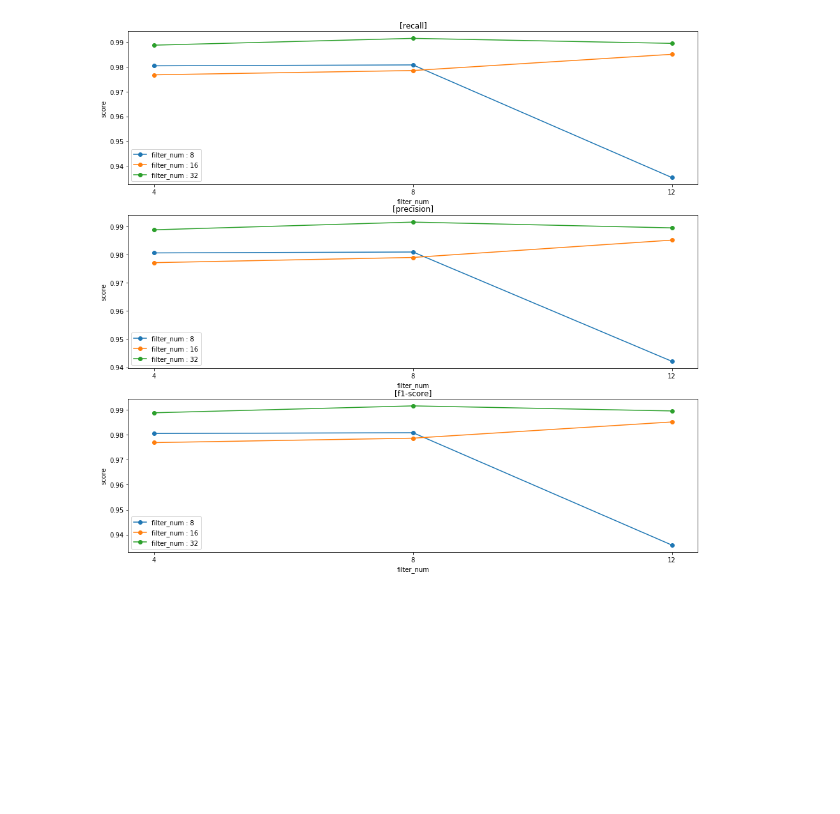
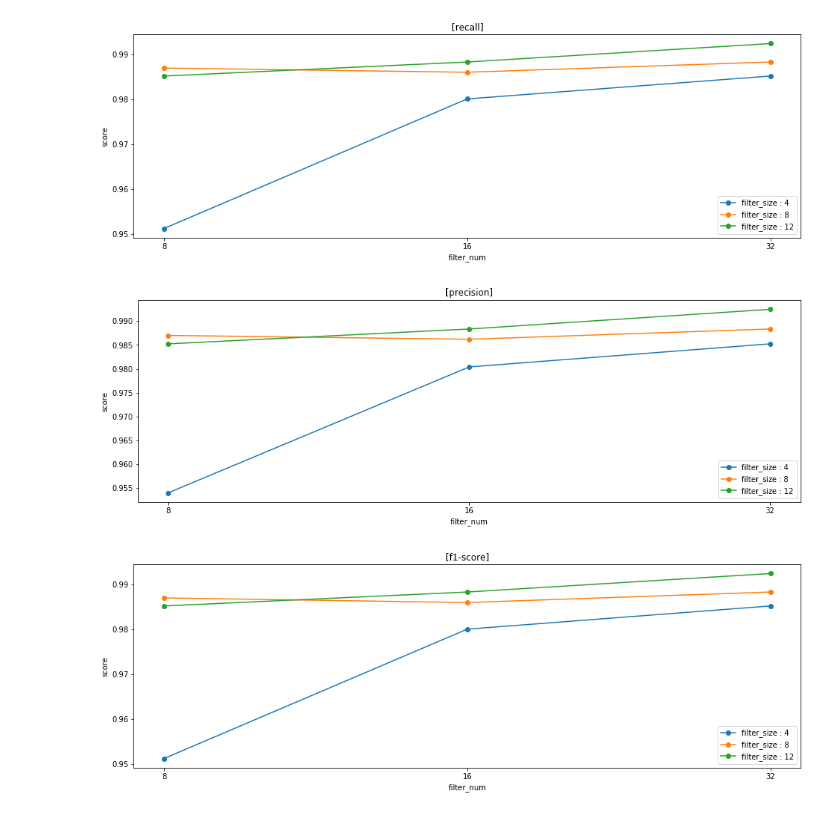
Before and after one commit to LazyerIJ/ECG_Analysis_CNN, a Jupyter notebook: CNN/cnn_compare_kernel.ipynb, the cells around one changed output. Cells and saved outputs as stored; diff of their text form; code cells hidden in the pictures; blank space fills up the shorter version.

```diff
--- a/CNN/cnn_compare_kernel.ipynb
+++ b/CNN/cnn_compare_kernel.ipynb
@@ -314,21 +320,19 @@ for size in filter_size:
 ------------------------------------------------------
 ======================================================
 # %%
-##acc graph
+#acc graph
+#graph with each filter size to compare with filter num
 for idx in range(len(filter_size)):
-    fig = plt.figure(figsize=(16,5))
-    plt.title("filter size : {}".format(filter_size[idx]))
+    plt.figure(figsize=(16,5))
     plt.plot(rs_history[idx*3].history['acc'],
              label="num : {}".format(filter_num[0]))
-    plt.title("filter size : {}".format(filter_size[idx]))
     plt.plot(rs_history[idx*3+1].history['acc'],
              label="num : {}".format(filter_num[1]))
-    plt.title("filter size : {}".format(filter_size[idx]))
     plt.plot(rs_history[idx*3+2].history['acc'],
              label="num : {}".format(filter_num[2]))
-    plt.xlim((0, 20))
+    plt.xlim((0, epochs))
     plt.legend()
     plt.xlabel('epochs')
-    plt.ylabel('acc')
+    plt.ylabel('acc(filter size : {})'.format(filter_size[idx]))
     plt.show()
 # %% [output]
@@ -338,23 +342,22 @@ for idx in range(len(filter_size)):
 # %%
-fig = plt.figure(figsize=(16,15))
+#recall(sen), precision(ppv), f1-score
+#graph with each filter size to compare with filter num
 for step, key in enumerate(['recall', 'precision', 'f1-score']):
-    plt.subplot(3,1,step+1)
+    plt.figure(figsize=(16,5))
     for idx in range(3):
-
         plt.title("[{}]".format(key))
         plt.xlabel('filter_num')
         plt.ylabel('score')
-
-        a1 = np.mean([rs_report[idx][x][key] for x in heart_diseases])
-        a2 = np.mean([rs_report[idx+3][x][key] for x in heart_diseases])
-        a3 = np.mean([rs_report[idx+6][x][key] for x in heart_diseases])
-
+        ##average of heart_diseases = ['N', 'S', 'V', 'F', 'Q'] at same filter size
+        a1 = np.mean([rs_report[idx*3][x][key] for x in heart_diseases])
+        a2 = np.mean([rs_report[idx*3+1][x][key] for x in heart_diseases])
+        a3 = np.mean([rs_report[idx+3*2][x][key] for x in heart_diseases])
         y = [a1,a2,a3]
-
-        plt.plot(['4','8','12'],y,'o-')
-        plt.legend(['filter_num : 8','filter_num : 16','filter_num : 32'])
-
-plt.show()
+        plt.plot(['8','16','32'],y,'o-')
+    plt.legend(['filter_size : 4','filter_size : 8','filter_size : 12'])
+    plt.show()
 # %% [output]
-[figure, old version]
+[figure, new version]
+[figure, added]
+[figure, added]
 # %%
```
Also changed, not shown: parts of 6 cells of this notebook.
